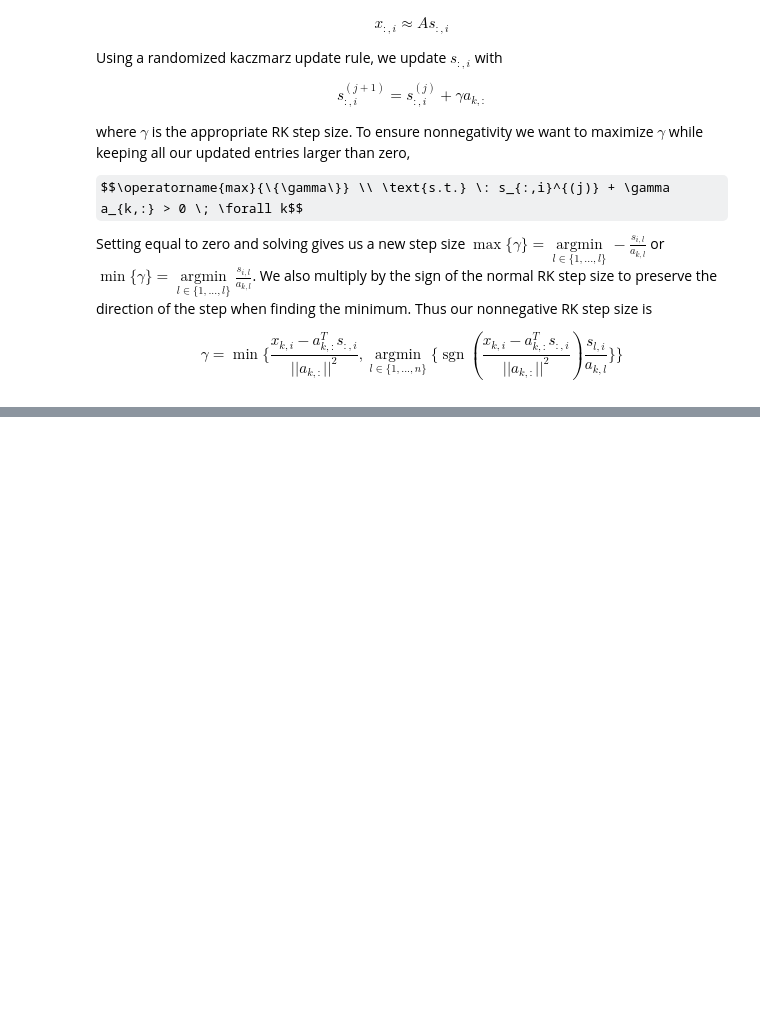
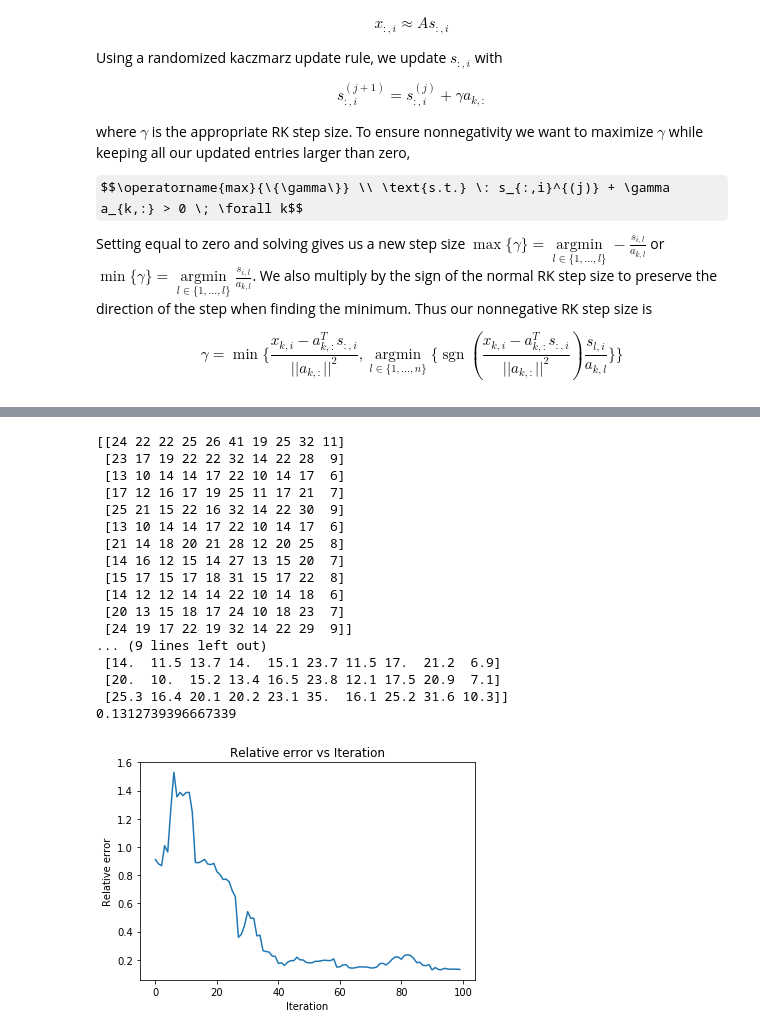
Before and after one commit to chauedwin/mf-algorithms, a Jupyter notebook: nmfAlgorithms.ipynb, the cells around one changed output, grey strips where cells are left out. Drawn from its saved outputs; the diff is of its cells as text; code cells hidden in the pictures; some formulas as TeX source; blank space fills up the shorter version.

```diff
--- a/nmfAlgorithms.ipynb
+++ b/nmfAlgorithms.ipynb
@@ -988,0 +989,5 @@ array([[-0.1, -0.1,  3. ,  4. ,  5. ]])
+# %%
+factor2 = np.random.randint(1, 5, size=(12, 3))
+weight2 = np.random.randint(1, 5, size=(3, 10))
+X2 = np.matmul(factor2, weight2)
+print(X2)
@@ -988,0 +1007,32 @@ array([[-0.1, -0.1,  3. ,  4. ,  5. ]])
+# %%
+A, S, error = nmfrkproj(X2, softproji, k = 3, niter = 100, kacziter = 1000, reinit = 1)
+
+approx = np.matmul(A, S)
+print(X2)
+print(np.round(approx, 1))
+print(np.linalg.norm(X2 - approx) / np.linalg.norm(X2))
+
+plt.plot(error)
+plt.title("Relative error vs Iteration")
+plt.ylabel("Relative error")
+plt.xlabel("Iteration")
+plt.show()
+# %% [output]
+[[24 22 22 25 26 41 19 25 32 11]
+ [23 17 19 22 22 32 14 22 28  9]
+ [13 10 14 14 17 22 10 14 17  6]
+ [17 12 16 17 19 25 11 17 21  7]
+ [25 21 15 22 16 32 14 22 30  9]
+ [13 10 14 14 17 22 10 14 17  6]
+ [21 14 18 20 21 28 12 20 25  8]
+ [14 16 12 15 14 27 13 15 20  7]
+ [15 17 15 17 18 31 15 17 22  8]
+ [14 12 12 14 14 22 10 14 18  6]
+ [20 13 15 18 17 24 10 18 23  7]
+ [24 19 17 22 19 32 14 22 29  9]]
+... (9 lines left out)
+ [14.  11.5 13.7 14.  15.1 23.7 11.5 17.  21.2  6.9]
+ [20.  10.  15.2 13.4 16.5 23.8 12.1 17.5 20.9  7.1]
+ [25.3 16.4 20.1 20.2 23.1 35.  16.1 25.2 31.6 10.3]]
+0.1312739396667339
+[figure, added]
```
Also changed, not shown: parts of 12 cells of this notebook.
